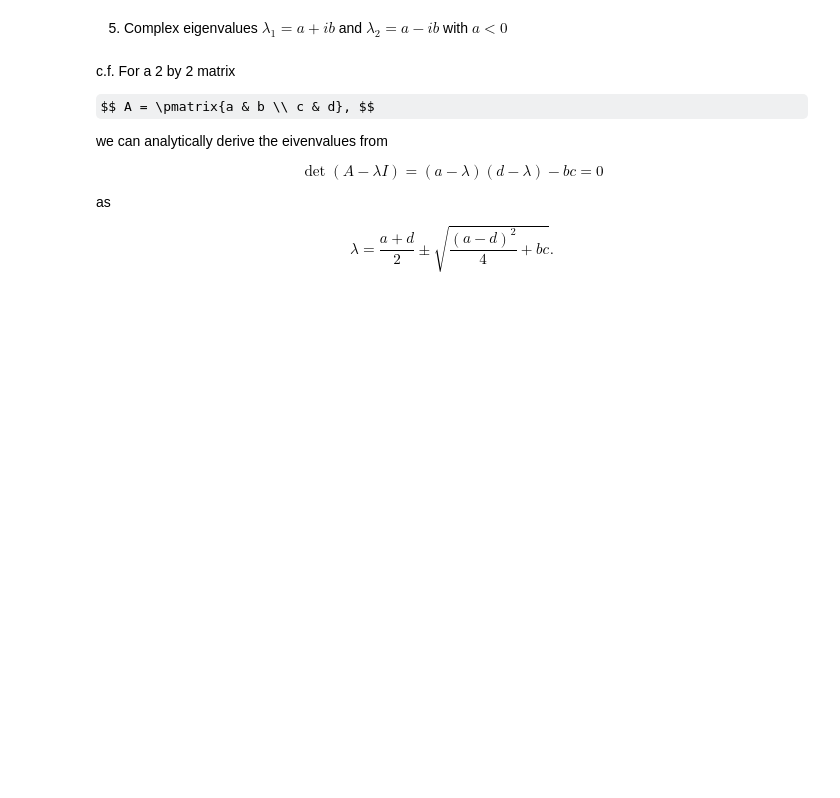
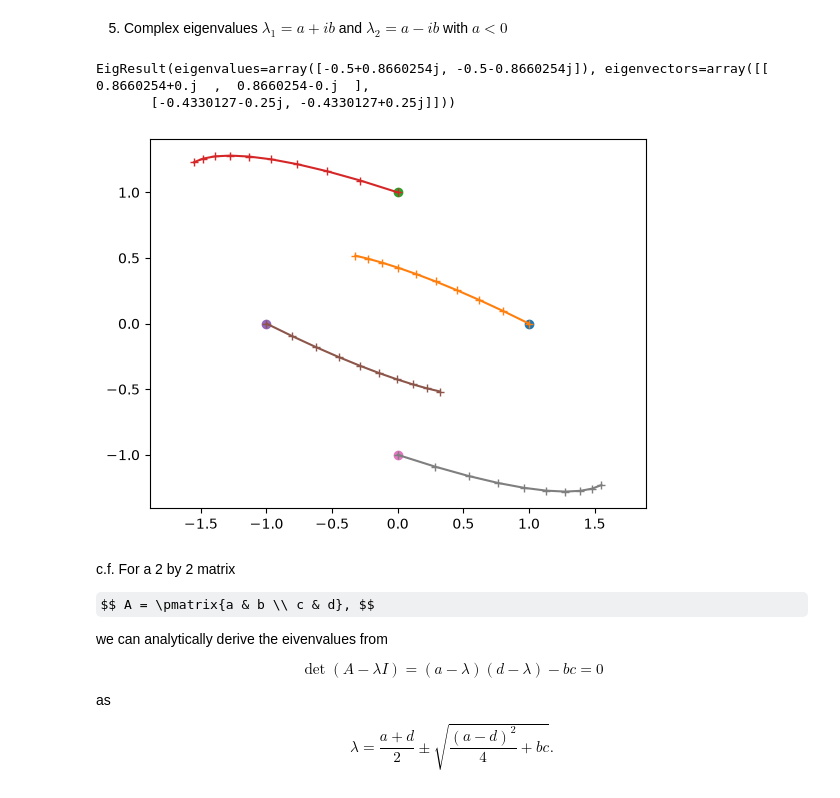
Before and after one commit to XiuningZhang/B50_Scientific_Computing, a Jupyter notebook: 06_ODE_Ex.ipynb, the cells around one changed output. Saved outputs shown, nothing was run; the diff lists cells and outputs as text; code cells hidden in the pictures; some formulas as TeX source; blank space fills up the shorter version.

```diff
--- a/06_ODE_Ex.ipynb
+++ b/06_ODE_Ex.ipynb
@@ -77,5 +112,12 @@ linear2D(A, t=np.arange(0, 1, 0.1))
 # %% [markdown]
 5) Complex eigenvalues $\lambda_1=a+ib$ and $\lambda_2=a-ib$ with $a<0$
+# %%
+A = np.array([[-2, -3], [1, 1]])
+linear2D(A, t=np.arange(0, 1, 0.1))
+# %% [output]
+EigResult(eigenvalues=array([-0.5+0.8660254j, -0.5-0.8660254j]), eigenvectors=array([[ 0.8660254+0.j  ,  0.8660254-0.j  ],
+       [-0.4330127-0.25j, -0.4330127+0.25j]]))
+[figure, added]
 # %% [markdown]
 c.f. For a 2 by 2 matrix
 
```
Also changed, not shown: parts of 20 cells of this notebook, 3 other files.
